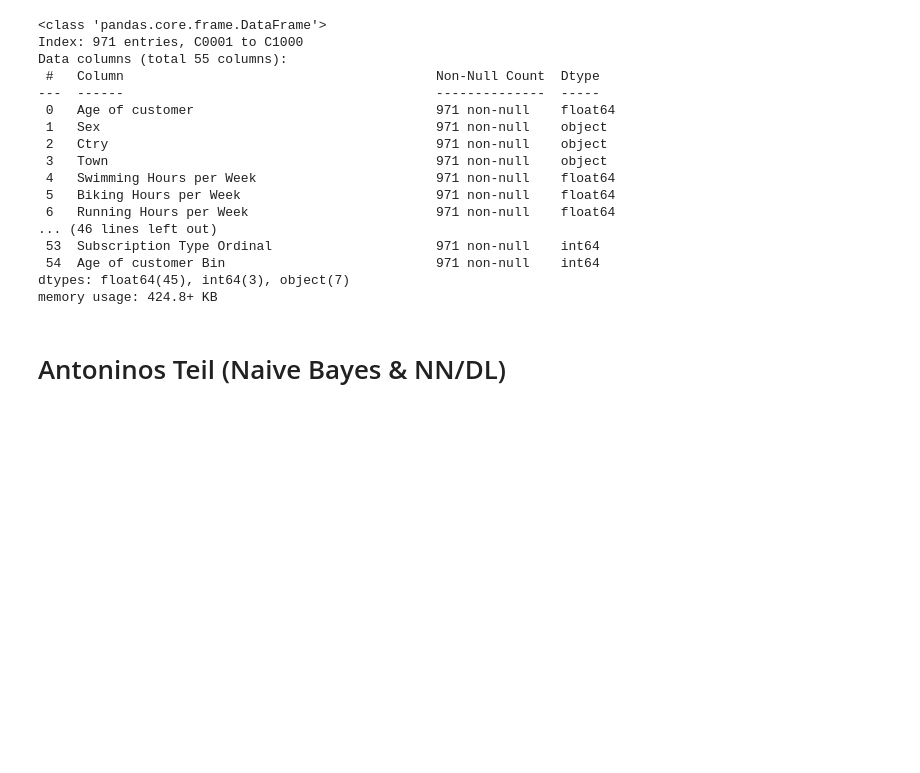
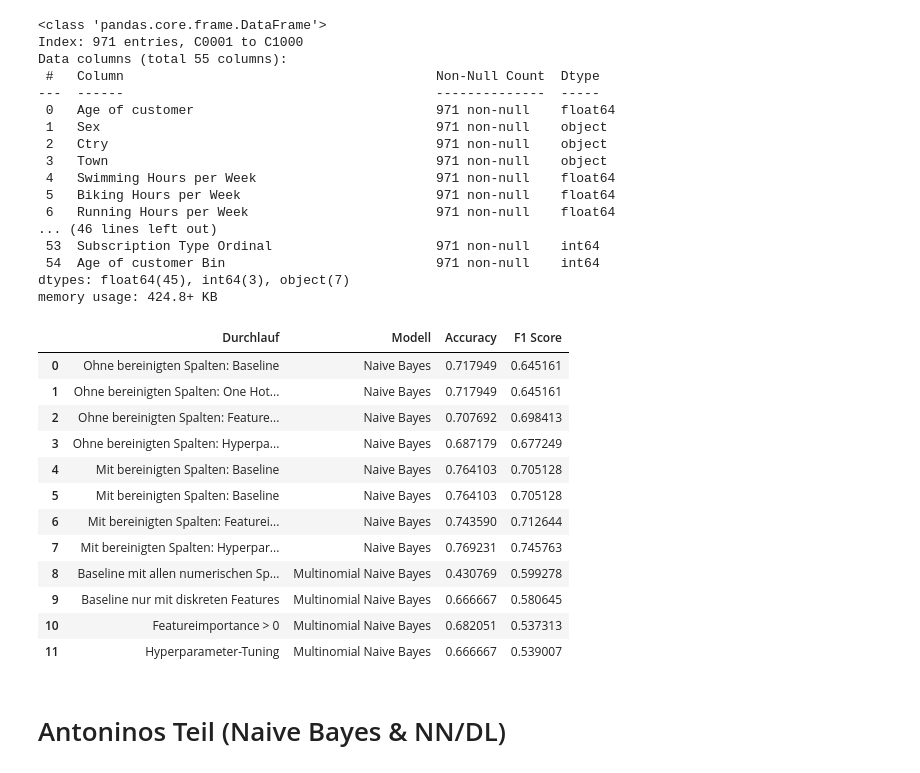
Before and after one commit to MarioKrupinski/Introduction-to-Data-Science-AI, a Jupyter notebook: notebooks/modell_ap_cache.ipynb, the cells around one changed output. Saved outputs shown, nothing was run; the diff lists cells and outputs as text; code cells hidden in the pictures; blank space fills up the shorter version.

Commit message:
test results

```diff
--- a/notebooks/modell_ap_cache.ipynb
+++ b/notebooks/modell_ap_cache.ipynb
@@ -70,6 +70,23 @@ def log_model_performance(durchlauf_name: str, model_name: str, y_pred, y_test):
     # Ergebnisse zum globalen DataFrame hinzufügen
     results_df = pd.concat([results_df, new_row], ignore_index=True)
     return results_df
+# %%
+bayes = pd.read_parquet("../data/model_results/df_results_bayes.parquet")
+bayes
+# %% [output]
+|  | Durchlauf | Modell | Accuracy | F1 Score |
+| 0 | Ohne bereinigten Spalten: Baseline | Naive Bayes | 0.717949 | 0.645161 |
+| 1 | Ohne bereinigten Spalten: One Hot... | Naive Bayes | 0.717949 | 0.645161 |
+| 2 | Ohne bereinigten Spalten: Feature... | Naive Bayes | 0.707692 | 0.698413 |
+| 3 | Ohne bereinigten Spalten: Hyperpa... | Naive Bayes | 0.687179 | 0.677249 |
+| 4 | Mit bereinigten Spalten: Baseline | Naive Bayes | 0.764103 | 0.705128 |
+| 5 | Mit bereinigten Spalten: Baseline | Naive Bayes | 0.764103 | 0.705128 |
+| 6 | Mit bereinigten Spalten: Featurei... | Naive Bayes | 0.743590 | 0.712644 |
+| 7 | Mit bereinigten Spalten: Hyperpar... | Naive Bayes | 0.769231 | 0.745763 |
+| 8 | Baseline mit allen numerischen Sp... | Multinomial Naive Bayes | 0.430769 | 0.599278 |
+| 9 | Baseline nur mit diskreten Features | Multinomial Naive Bayes | 0.666667 | 0.580645 |
+| 10 | Featureimportance > 0 | Multinomial Naive Bayes | 0.682051 | 0.537313 |
+| 11 | Hyperparameter-Tuning | Multinomial Naive Bayes | 0.666667 | 0.539007 |
 # %% [markdown]
 # Antoninos Teil (Naive Bayes & NN/DL)
 # %% [markdown]
```
Also changed, not shown: parts of 12 cells of this notebook, 2 other files.
